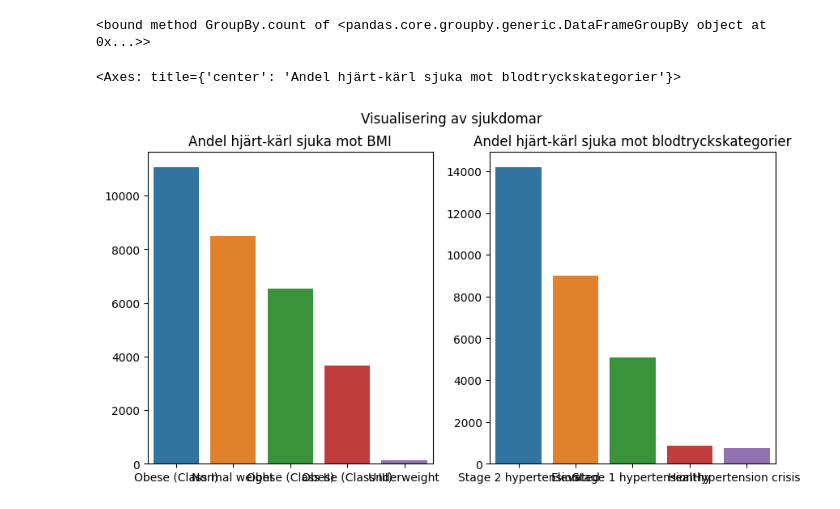
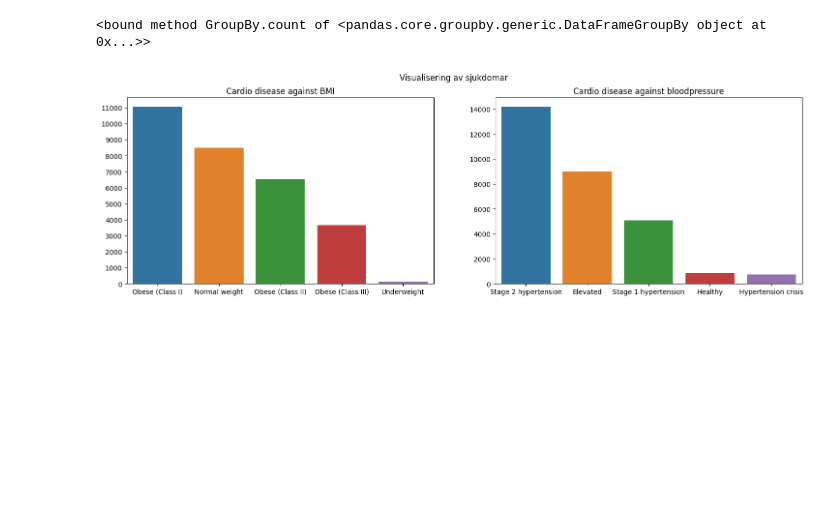
Before and after one commit to SauronGunnars/Machine-learning-Sara-Gunnars, a Jupyter notebook: Lab/disease_prediction.ipynb, the cells around one changed output. Cells and saved outputs as stored; diff of their text form; code cells hidden in the pictures; blank space fills up the shorter version.

Commit message:
changed labels on plots

```diff
--- a/Lab/disease_prediction.ipynb
+++ b/Lab/disease_prediction.ipynb
@@ -413,16 +413,21 @@ df_cardio_pos_grouped
 <bound method GroupBy.count of <pandas.core.groupby.generic.DataFrameGroupBy object at 0x...>>
 # %%
 # creating figure and setting up two subplots
-fig,axes = plt.subplots(1,2)
+fig,axes = plt.subplots(1,2, figsize = (18,5))
 #fig title
 fig.suptitle("Visualisering av sjukdomar")
 #subplot titles
-axes[0].set_title("Andel hjärt-kärl sjuka mot BMI")
-axes[1].set_title("Andel hjärt-kärl sjuka mot blodtryckskategorier")
+axes[0].set_title("Cardio disease against BMI")
+axes[1].set_title("Cardio disease against bloodpressure")
+#customizing y-axis
+axes[0].set_yticks(np.arange(0,20000,1000))
 
 #dividing data into unique categories and sum of positive in each category
 sns.barplot(ax=axes[0],  x= df_cardio_pos['Classefied BMI'].value_counts().index, y= df_cardio_pos['Classefied BMI'].value_counts().values)
 sns.barplot(ax=axes[1],  x= df_cardio_pos['Blood pressure Cat'].value_counts().index, y= df_cardio_pos['Blood pressure Cat'].value_counts().values)
+
+
+
+plt.show()
 # %% [output]
-<Axes: title={'center': 'Andel hjärt-kärl sjuka mot blodtryckskategorier'}>
-[figure, old version]
+[figure, new version]
```
